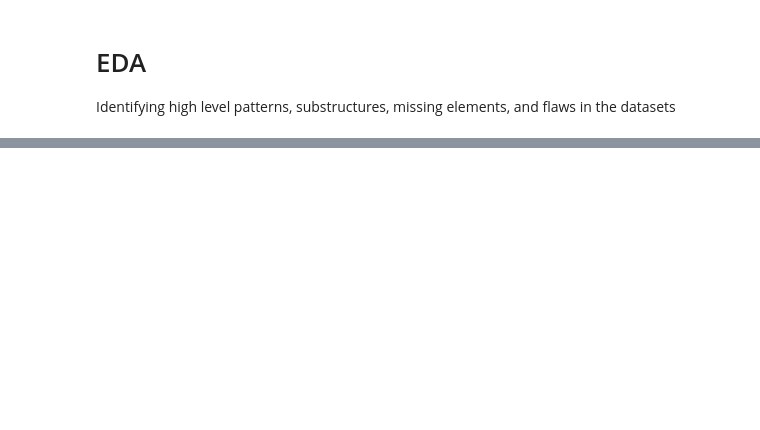
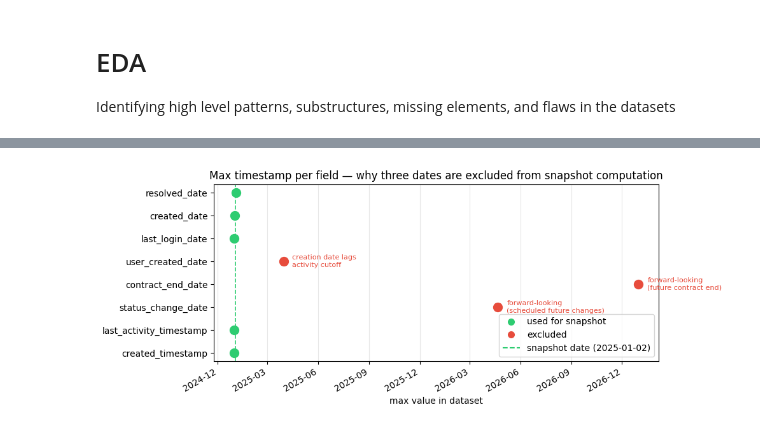
Before and after one commit to vidyut-veedgav/chainguard-analytics, a Jupyter notebook: notebooks/eda.ipynb, the cells around one changed output, grey strips where cells are left out. Cells and saved outputs as stored; diff of their text form; code cells hidden in the pictures; blank space fills up the shorter version.

Commit message:
preprocessing on timestamp columns and obvious non-features
Signed-off-by: Vidyut Veedgav <vidyut.veedgav@gmail.com>

```diff
--- a/notebooks/eda.ipynb
+++ b/notebooks/eda.ipynb
@@ -60,0 +113,17 @@ Duplicates: 0
+# %%
+# Observing the min and max range for timestamps to confirm usage in snapshot calculations
+
+max_rows = []
+for field, row in timestamp_metadata.iterrows():
+    df = frames[row['csv_file'].upper()]
+    max_rows.append({
+        'field': field,
+        'csv_file': row['csv_file'],
+        'forward_looking': row['forward_looking'],
+        'use_for_snapshot': row['use_for_snapshot'],
+        'min_value': df[field].min(),
+        'max_value': df[field].max()
+    })
+
+max_df = pd.DataFrame(max_rows).set_index('field')
+display(max_df)
@@ -60,0 +141,48 @@ Duplicates: 0
+# %%
+# Plotting max timestamp to visually confirm outliers
+
+import matplotlib.pyplot as plt
+import matplotlib.dates as mdates
+
+CLUSTER_DATE = pd.Timestamp("2025-01-02")
+exclusion_reasons = {
+    'status_change_date': 'forward-looking\n(scheduled future changes)',
+    'contract_end_date':  'forward-looking\n(future contract end)',
+    'user_created_date':  'creation date lags\nactivity cutoff',
+}
+
+fig, ax = plt.subplots(figsize=(10, 4))
+
+for i, (field, row) in enumerate(max_df.iterrows()):
+    color = '#2ecc71' if row['use_for_snapshot'] else '#e74c3c'
+    ax.scatter(row['max_value'], i, color=color, s=100, zorder=3)
+    if field in exclusion_reasons:
+        ax.annotate(
+            exclusion_reasons[field],
+            xy=(row['max_value'], i),
+            xytext=(10, 0), textcoords='offset points',
+            va='center', fontsize=8, color='#e74c3c',
+        )
+
+ax.axvline(CLUSTER_DATE, color='#2ecc71', linestyle='--', linewidth=1.2, label=f'snapshot date ({CLUSTER_DATE.date()})')
+
+ax.set_yticks(range(len(max_df)))
+ax.set_yticklabels(max_df.index)
+ax.xaxis.set_major_formatter(mdates.DateFormatter('%Y-%m'))
+ax.xaxis.set_major_locator(mdates.MonthLocator(interval=3))
+plt.xticks(rotation=30, ha='right')
+ax.set_xlabel('max value in dataset')
+ax.set_title('Max timestamp per field — why three dates are excluded from snapshot computation')
+
+from matplotlib.lines import Line2D
+legend_handles = [
+    Line2D([0], [0], marker='o', color='w', markerfacecolor='#2ecc71', markersize=9, label='used for snapshot'),
+    Line2D([0], [0], marker='o', color='w', markerfacecolor='#e74c3c', markersize=9, label='excluded'),
+    Line2D([0], [0], color='#2ecc71', linestyle='--', label=f'snapshot date ({CLUSTER_DATE.date()})'),
+]
+ax.legend(handles=legend_handles, loc='lower right')
+ax.grid(axis='x', alpha=0.3)
+plt.tight_layout()
+plt.show()
+# %% [output]
+[figure, added]
```
Also changed, not shown: parts of 17 cells of this notebook, 1 other file.
